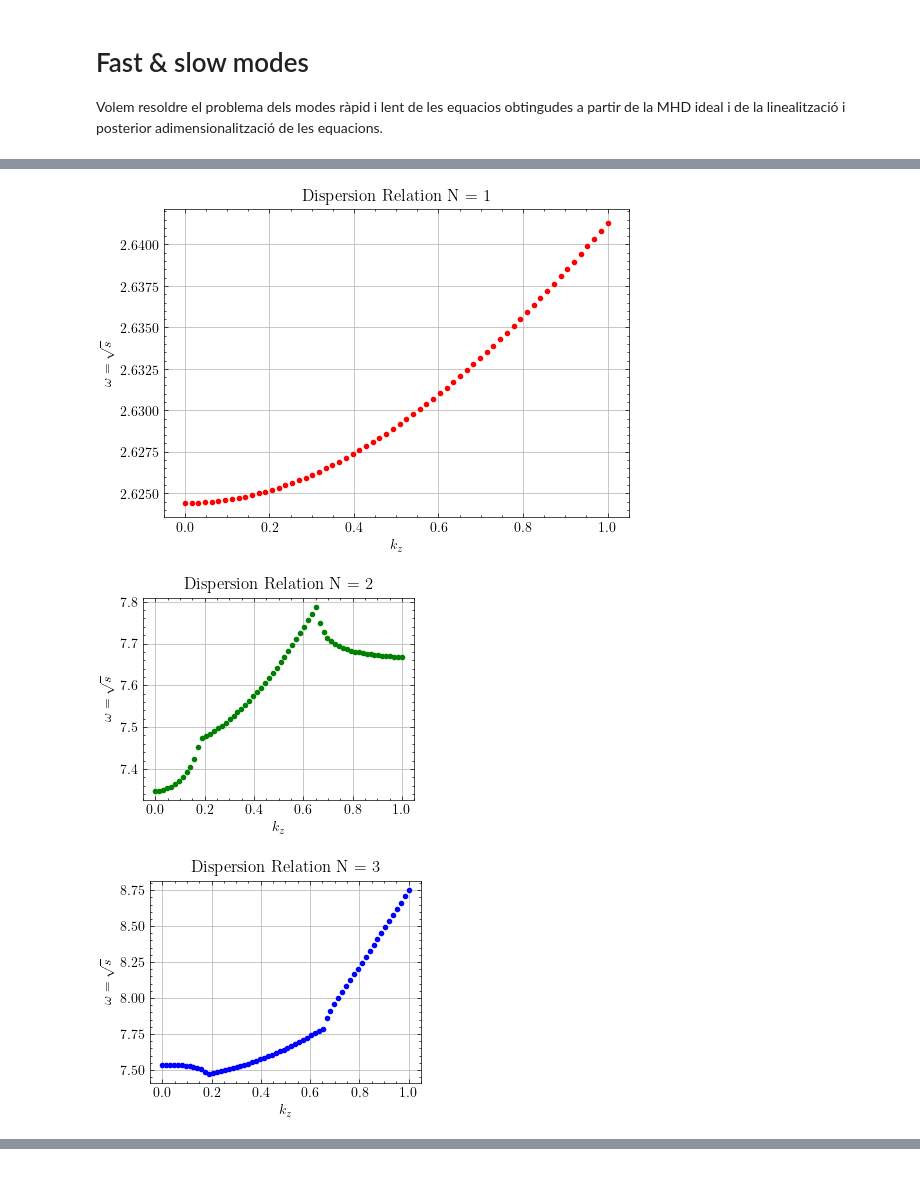
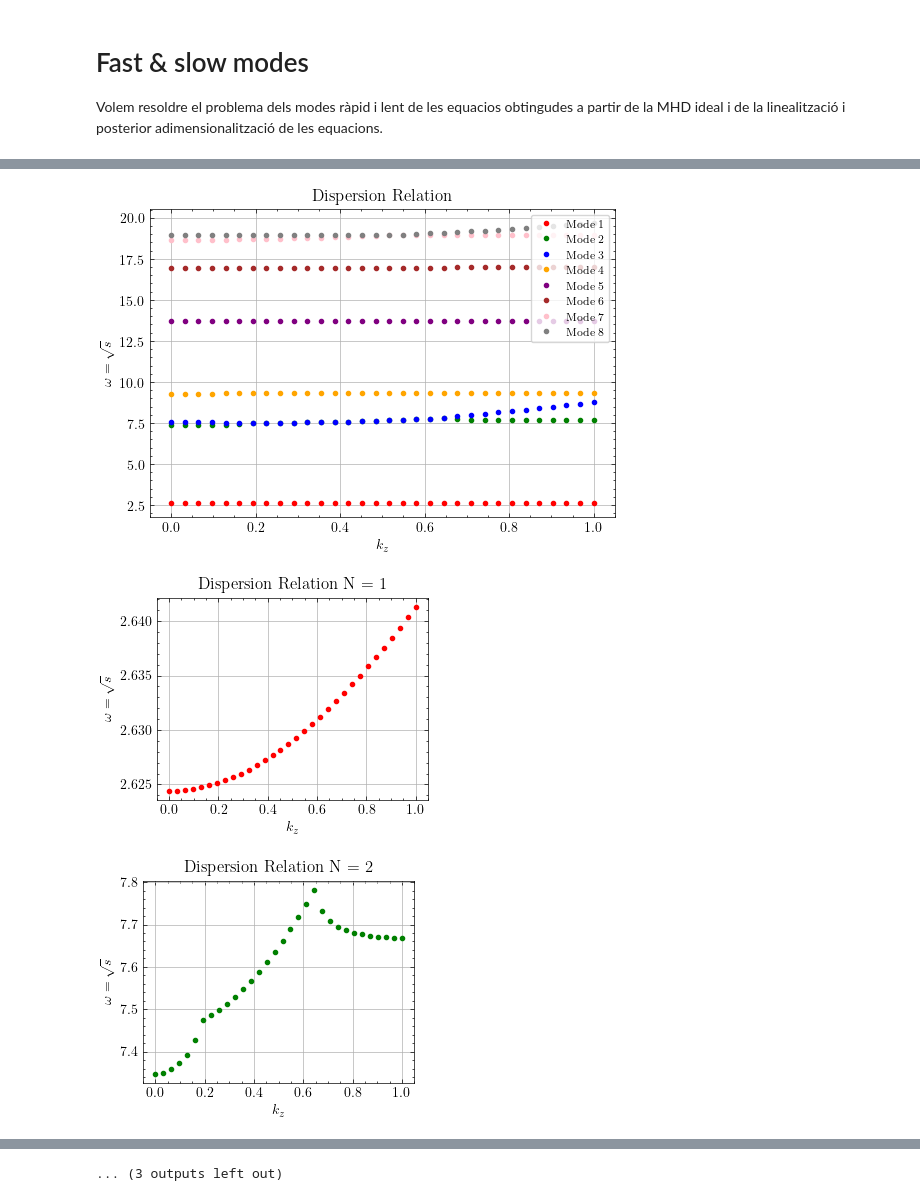
Before and after one commit to JoanRibotOliver/TFG, a Jupyter notebook: Fast & slow modes.ipynb, the cells around one changed output, grey strips where cells are left out. Saved outputs shown, nothing was run; the diff lists cells and outputs as text; code cells hidden in the pictures.

```diff
--- a/Fast & slow modes.ipynb
+++ b/Fast & slow modes.ipynb
@@ -77,7 +77,7 @@ xp = 0.1
 
 """ Constants """
 kz = 0.01
-B0 = 0
+#B0 = 0
 
 ### Velocitats a trossos ###
 cp2 = 1
@@ -109,27 +109,24 @@ c2['g'] = np.piecewise(x, [x < -xp, (-xp <= x) * (x <= xp), x > xp], [cc2, cp2,
 vA2 = dist.Field(name='vA2', bases=xbasis) # vA2 = Alfven velocity squared
 vA2['g'] = np.piecewise(x, [x < -xp, (-xp <= x) * (x <= xp), x > xp], [vAc2, vAp2, vAc2]) # Representa la velocitat d'Alfven en l'espai real ('g') a trossos.
 
-
 ### Autovalors ###
 s = dist.Field(name='s') # AUTOVALOR ω^2 = s
 
 ### Camps magnètics ###
-Bx = dist.Field(name='Bx', bases=xbasis) # Bx = Magnetic field in the x direction   B10x
-Bz = dist.Field(name='Bz', bases=xbasis) # Bz = Magnetic field in the z direction   B10z
-#B0 = dist.Field(name='B0', bases=xbasis) # B0 = Constant magnetic
+#Bx = dist.Field(name='Bx', bases=xbasis) # Bx = Magnetic field in the x direction   B10x
+#Bz = dist.Field(name='Bz', bases=xbasis) # Bz = Magnetic field in the z direction   B10z
 
 ### Densitats ###
-rho0 = dist.Field(name='rho0', bases=xbasis) # rho0 = Density of the plasma  ρ0
-rho10 = dist.Field(name='rho10', bases=xbasis) # rho = Variation density of the plasma   ρ10
-rho10['g'] = np.piecewise(x, [x < -xp, (-xp <= x) * (x <= xp), x > xp], [1, 1, 1]) # Representa la densitat en l'espai real ('g') a trossos.
-# Definir bé la densitat...
+#rho0 = dist.Field(name='rho0', bases=xbasis) # rho0 = Density of the plasma  ρ0
+#rho10 = dist.Field(name='rho10', bases=xbasis) # rho = Variation density of the plasma   ρ10
+#rho10['g'] = np.piecewise(x, [x < -xp, (-xp <= x) * (x <= xp), x > xp], [1, 1, 1]) # Representa la densitat en l'espai real ('g') a trossos.
 
 ### Auxiliars de les derivades ###
 tau_1 = dist.Field(name='tau_1')
 tau_2 = dist.Field(name='tau_2')
 tau_3 = dist.Field(name='tau_3')
 tau_4 = dist.Field(name='tau_4')
-# tau_5 = dist.Field(name='tau_5')
+
 
 
 """ Substitucions """
@@ -141,22 +138,15 @@ ux = dx(u) + lift(tau_1) # First-order reduction of the velocity in the x direct
 uxx = dx(ux) + lift(tau_2) # Second-order reduction of the velocity in the x direction
 wx = dx(w) + lift(tau_3) # First-order reduction of the velocity in the z direction
 wxx = dx(wx) + lift(tau_4) # Second-order reduction of the velocity in the z direction
-#rho10x = dx(rho10) +  lift(tau_5) # First-order reduction of the density variation ### realment no és necessari ja que amb l'ajuda de l'equació (12) s'elimina aquesta derivada.
-
 # No és convenient posar directament dx(u) a l'equació ja que faltaria el lift... s'ha de definir bé la derivada
 # No definim derivada temporal ja que és un EVP!!!
 
-
-
-# RESOLDRE PRIMER SUBSTITUINT BX, BZ i RHO i només resolent 2 eqs... i 4 eqs de contorn, només resolem per u i w
-
-# tenim v_alfven i cp que primer constants i després piecewice
-
+# RESOLDRE PRIMER SUBSTITUINT Bx, Bx i RHO i només resolent 2 eqs... i 4 eqs de contorn, només resolem per u i w, eqs. (17') i (19')
 
 # velocitat dedins menor que defora
 # alfven major primer, després provar
 
-# comparar amb kz = 0 les dues equacions han de ser iguals!! recuperam el cas alfven? la de alfven és com la corda directament amb densitat no const.
+# comparar amb kz = 0 les dues equacions han de ser ~ iguals
 # provar amb kz = 0.01 i s'ha de modificar poc - petit acoblament de les velocitats
 
 
@@ -242,7 +232,7 @@ plt.title("Eigenvalue error")
 # Plot real part of v10x
 plt.figure(figsize=(6, 4))
 x = dist.local_grid(xbasis) # no acab d'entendre perquè es repeteix el domini... per si l'has tuneat penmig maybe
-for n, idx in enumerate(np.argsort(solver.eigenvalues)[:4], start=1):
+for n, idx in enumerate(np.argsort(solver.eigenvalues)[:8], start=1):
     solver.set_state(idx, solver.subsystems[0])
     #ug = u['g'].real
     #if np.max(np.abs(ug)) != 0:  # Avoid division by zero
@@ -264,7 +254,7 @@ plt.tight_layout()
 # Plot imaginary part of v10x
 plt.figure(figsize=(6, 4))
 x = dist.local_grid(xbasis)
-for n, idx in enumerate(np.argsort(solver.eigenvalues)[:4], start=1):
+for n, idx in enumerate(np.argsort(solver.eigenvalues)[:8], start=1):
     solver.set_state(idx, solver.subsystems[0])
     # if u['g'][1] != 0:
         # ui = (u['g'] / u['g'][1]).imag
@@ -293,7 +283,7 @@ plt.tight_layout()
 # Plot real part of v10z
 plt.figure(figsize=(6, 4))
 x = dist.local_grid(xbasis)
-for n, idx in enumerate(np.argsort(solver.eigenvalues)[:4], start=1):
+for n, idx in enumerate(np.argsort(solver.eigenvalues)[:8], start=1):
     solver.set_state(idx, solver.subsystems[0])
     #wg = w['g'].real
     #if np.max(np.abs(wg)) != 0:  # Avoid division by zero
@@ -314,7 +304,7 @@ plt.tight_layout()
 # Plot real part of v10z
 plt.figure(figsize=(6, 4))
 x = dist.local_grid(xbasis)
-for n, idx in enumerate(np.argsort(solver.eigenvalues)[:4], start=1):
+for n, idx in enumerate(np.argsort(solver.eigenvalues)[:8], start=1):
     solver.set_state(idx, solver.subsystems[0])
     #wi = u['g'].imag
     #if np.max(np.abs(wi)) != 0:  # Avoid division by zero
@@ -341,7 +331,7 @@ plt.tight_layout()
 
 ### Relació de dispersió ###
 plt.figure(figsize=(6, 4))
-Nk = 64
+Nk = 32
 kzs = np.linspace(0, 1, Nk)
 evals_k = np.zeros((kzs.size, evals.size), dtype=np.complex128)
 for ik, kz in enumerate(kzs):
@@ -362,14 +352,21 @@ for ik, kz in enumerate(kzs):
 for i in range(8):
     colors = ['red', 'green', 'blue', 'orange', 'purple', 'brown', 'pink', 'gray']
     plt.plot(kzs, np.sqrt(evals_k[:, i].real), '.', label=f"Mode {i+1}", color=colors[i % len(colors)])
+plt.xlabel(r"$k_z$")
+plt.ylabel(r"$\omega = \sqrt{s}$")
+plt.title(f"Dispersion Relation")
+plt.grid(True)
+plt.legend(loc="upper right", frameon=True, fontsize=8)
+plt.show()
+
+for i in range(8):
+    colors = ['red', 'green', 'blue', 'orange', 'purple', 'brown', 'pink', 'gray']
+    plt.plot(kzs, np.sqrt(evals_k[:, i].real), '.', label=f"Mode {i+1}", color=colors[i % len(colors)])
     plt.xlabel(r"$k_z$")
     plt.ylabel(r"$\omega = \sqrt{s}$")
     plt.title(f"Dispersion Relation N = {i+1}")
     plt.grid(True)
     plt.show()
-
-#plt.legend(loc="upper right", frameon=True, fontsize=8)
-
 plt.show()
 # %% [output]
 Number of unknowns: 6
@@ -397,3 +394,3 @@ First 5 True eigenvalues: [ 2.66901857  7.37232117  7.55178196  9.34725317 13.94
-[figure, old version]
+[figure, new version]
-[figure, old version]
+[figure, new version]
-[figure, old version]
+[figure, new version]
@@ -404,0 +400 @@ First 5 True eigenvalues: [ 2.66901857  7.37232117  7.55178196  9.34725317 13.94
+... (3 outputs left out)
```
Also changed, not shown: parts of 1 cell of this notebook, 1 other file.
